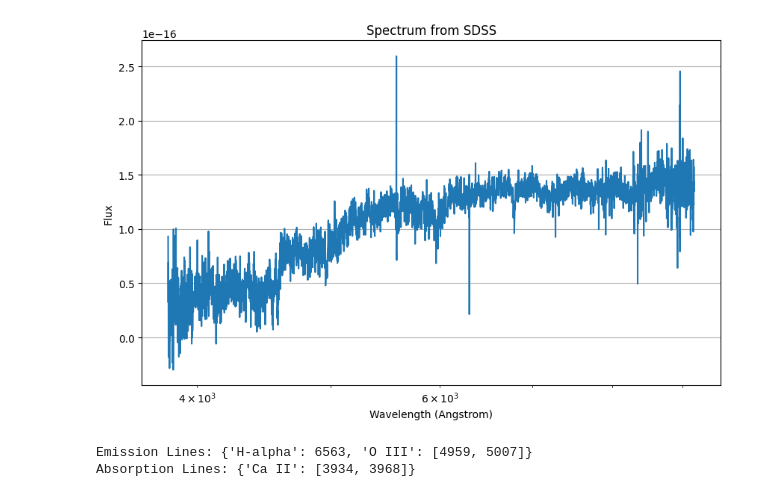
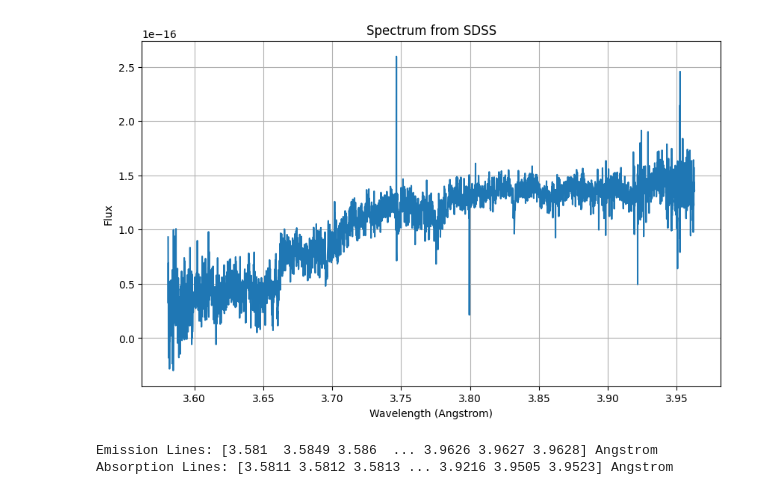
Before and after one commit to Akhil9037/Galaxies, a Jupyter notebook: spectra_analysis_0282.ipynb, the cells around one changed output. Saved outputs shown, nothing was run; the diff lists cells and outputs as text; code cells hidden in the pictures.

```diff
--- a/spectra_analysis_0282.ipynb
+++ b/spectra_analysis_0282.ipynb
@@ -2,40 +2,39 @@
 <a href="https://colab.research.google.com/github/Akhil9037/Galaxies/blob/main/spectra_analysis_0282.ipynb" target="_parent"><img src="https://colab.research.google.com/assets/colab-badge.svg" alt="Open In Colab"/></a>
 # %%
 import numpy as np
+from astropy.io import fits
 import matplotlib.pyplot as plt
-from astropy.io import fits
 from astropy import units as u
+
 # Load the FITS file
-fits_file = 'https://data.sdss.org/sas/dr17/sdss/spectro/redux/26/spectra/lite/1733/spec-1733-53047-0282.fits'
-hdul = fits.open(fits_file)
+filename = 'https://data.sdss.org/sas/dr17/sdss/spectro/redux/26/spectra/lite/1733/spec-1733-53047-0282.fits'
+hdul = fits.open(filename)
 
-# Extract data
+# Extract data from HDU
 data = hdul[1].data
-wavelength = 10**data['loglam']* u.AA  # Convert log wavelength to actual wavelength
+wavelengths = data['loglam']* u.AA
 flux = data['flux']* 10**-17 * u.Unit('erg cm-2 s-1 AA-1')
 
 # Plotting the spectrum
 plt.figure(figsize=(10, 6))
-plt.plot(wavelength, flux)
+plt.plot(wavelengths, flux)
 plt.title('Spectrum from SDSS')
 plt.xlabel('Wavelength (Angstrom)')
 plt.ylabel('Flux')
-plt.xscale('log')  # Log scale for better visibility
 plt.grid()
+plt.show()
 
-# Identifying emission and absorption lines manually or through known line lists would go here
-
-# Show plot
-plt.show()
-# Identify emission/absorption lines based on known positions
-emission_lines = {'H-alpha': 6563, 'O III': [4959, 5007]}
-absorption_lines = {'Ca II': [3934, 3968]}
+# Identify emission/absorption lines (simple thresholding)
+threshold = np.mean(flux) * 0.8  # Example threshold for absorption
+emission_lines = wavelengths[flux > threshold]
+absorption_lines = wavelengths[flux < threshold]
 
 print("Emission Lines:", emission_lines)
 print("Absorption Lines:", absorption_lines)
 
+# Close the FITS file
 hdul.close()
 # %% [output]
-[figure, old version]
+[figure, new version]
-Emission Lines: {'H-alpha': 6563, 'O III': [4959, 5007]}
-Absorption Lines: {'Ca II': [3934, 3968]}
+Emission Lines: [3.581  3.5849 3.586  ... 3.9626 3.9627 3.9628] Angstrom
+Absorption Lines: [3.5811 3.5812 3.5813 ... 3.9216 3.9505 3.9523] Angstrom
```
Also changed, not shown: parts of 2 cells of this notebook.
